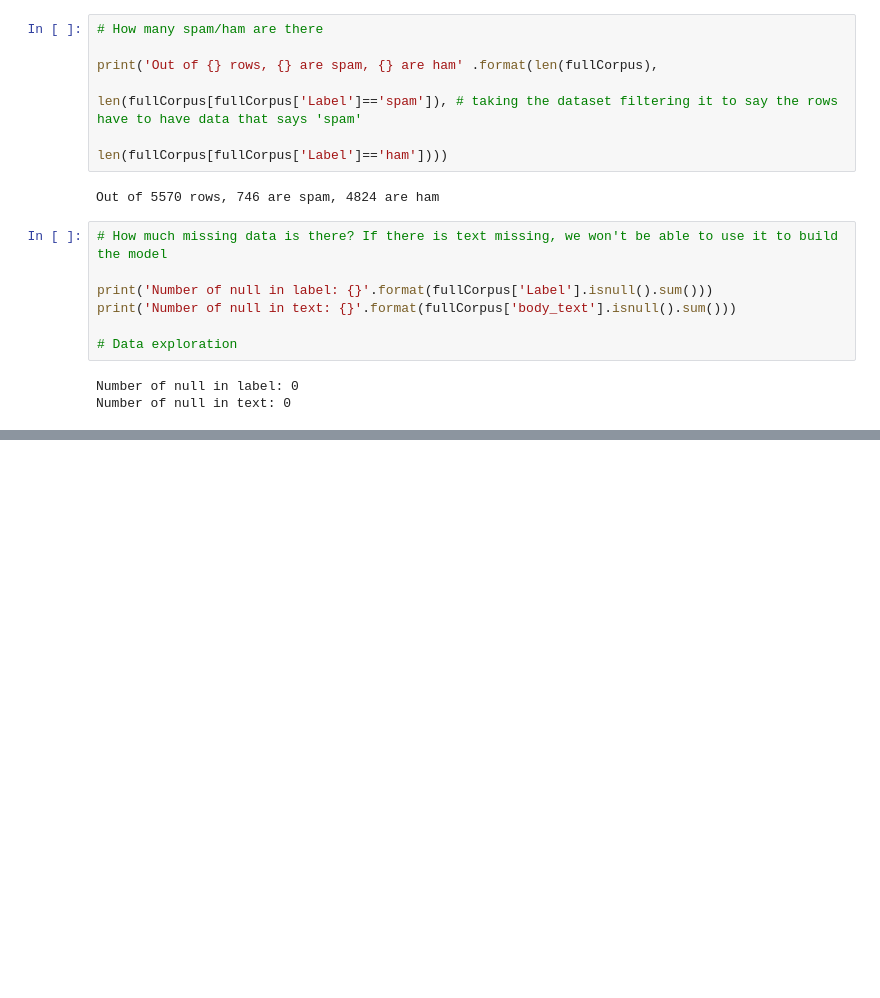
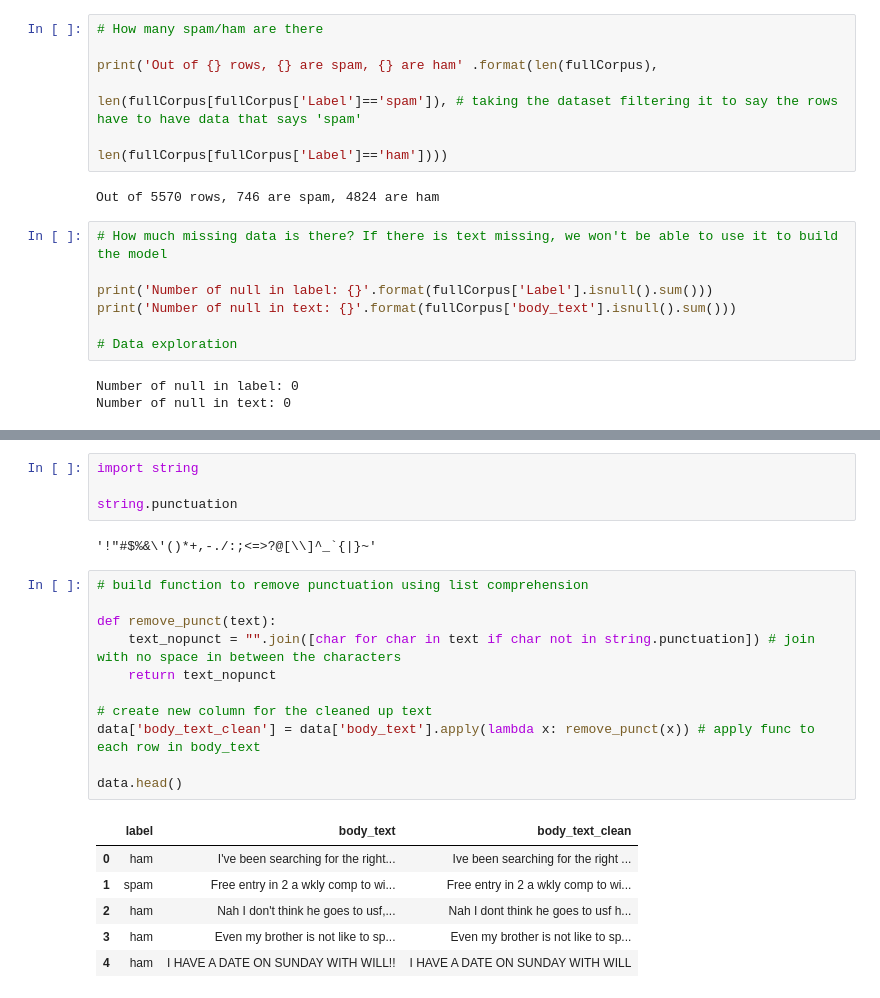
Before and after one commit to valin242/linkedIn_learning, a Jupyter notebook: nlp_w_python_for_ML_essential_training/nlp_esssentials.ipynb, the cells around one changed output, grey strips where cells are left out. Saved outputs shown, nothing was run; the diff lists cells and outputs as text; blank space fills up the shorter version.

```diff
--- a/nlp_w_python_for_ML_essential_training/nlp_esssentials.ipynb
+++ b/nlp_w_python_for_ML_essential_training/nlp_esssentials.ipynb
@@ -142,0 +340,24 @@ Number of null in text: 0
+# %%
+import string
+
+string.punctuation
+# %% [output]
+'!"#$%&\'()*+,-./:;<=>?@[\\]^_`{|}~'
+# %%
+# build function to remove punctuation using list comprehension
+
+def remove_punct(text):
+    text_nopunct = "".join([char for char in text if char not in string.punctuation]) # join with no space in between the characters
+    return text_nopunct
+
+# create new column for the cleaned up text
+data['body_text_clean'] = data['body_text'].apply(lambda x: remove_punct(x)) # apply func to each row in body_text
+
+data.head()
+# %% [output]
+|  | label | body_text | body_text_clean |
+| 0 | ham | I've been searching for the right... | Ive been searching for the right ... |
+| 1 | spam | Free entry in 2 a wkly comp to wi... | Free entry in 2 a wkly comp to wi... |
+| 2 | ham | Nah I don't think he goes to usf,... | Nah I dont think he goes to usf h... |
+| 3 | ham | Even my brother is not like to sp... | Even my brother is not like to sp... |
+| 4 | ham | I HAVE A DATE ON SUNDAY WITH WILL!! | I HAVE A DATE ON SUNDAY WITH WILL |
```
Also changed, not shown: parts of 27 cells of this notebook.
